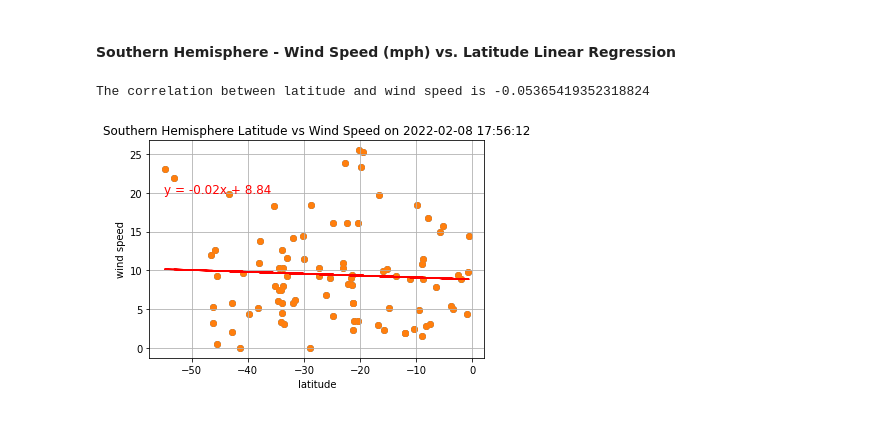
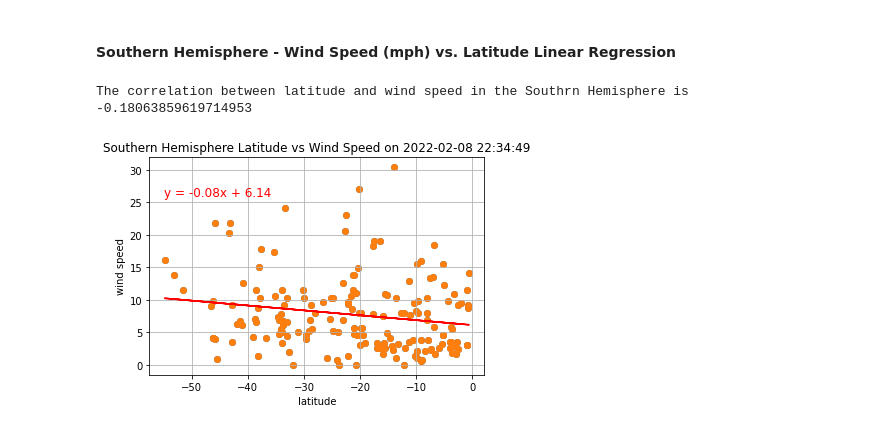
Before and after one commit to PamFernandez/python-api-challenge, a Jupyter notebook: starter_code/WeatherPy.ipynb, the cells around one changed output. Saved outputs shown, nothing was run; the diff lists cells and outputs as text; code cells hidden in the pictures.

```diff
--- a/starter_code/WeatherPy.ipynb
+++ b/starter_code/WeatherPy.ipynb
@@ -35,8 +35,8 @@ lat_lngs = []
 cities = []
 
 # Create a set of random lat and lng combinations
-lats = np.random.uniform(lat_range[0], lat_range[1], size=500)
-lngs = np.random.uniform(lng_range[0], lng_range[1], size=500)
+lats = np.random.uniform(lat_range[0], lat_range[1], size=1500)
+lngs = np.random.uniform(lng_range[0], lng_range[1], size=1500)
 lat_lngs = zip(lats, lngs)
 
 # Identify nearest city for each lat, lng combination
@@ -531,29 +531,29 @@ The correlation between latitude and wind speed is 0.12110480956665341
 # %%
 # lat vs temp basic plot
 x_lat_south = southern_df['lat']
 y_windspeed_south = southern_df['wind speed']
 plt.scatter(x_lat_south, y_windspeed_south)
 
 # titles, labels, and design elements
 plt.title(f'Southern Hemisphere Latitude vs Wind Speed on {run_date}')
 plt.xlabel('latitude')
 plt.ylabel('wind speed')
 plt.grid()
 
 # linear regression
 (slope, intercept, rvalue, pvalue, stderr) = linregress(x_lat_south, y_windspeed_south)
 regress_values = x_lat_south * slope + intercept
 line_eq = "y = " + str(round(slope,2)) + "x + " + str(round(intercept,2))
 plt.scatter(x_lat_south, y_windspeed_south)
 plt.plot(x_lat_south,regress_values,"r-")
 
-plt.annotate(line_eq,(-55, 20),fontsize=12,color="red")
+plt.annotate(line_eq,(-55, 26),fontsize=12,color="red")
 
-print(f"The correlation between latitude and wind speed is {rvalue}")
+print(f"The correlation between latitude and wind speed in the Southrn Hemisphere is {rvalue}")
 print("")
 
 # display plot
 plt.show()
 # %% [output]
-The correlation between latitude and wind speed is -0.05365419352318824
+The correlation between latitude and wind speed in the Southrn Hemisphere is -0.18063859619714953
-[figure, old version]
+[figure, new version]
```
Also changed, not shown: parts of 17 cells of this notebook, 1 other file.
